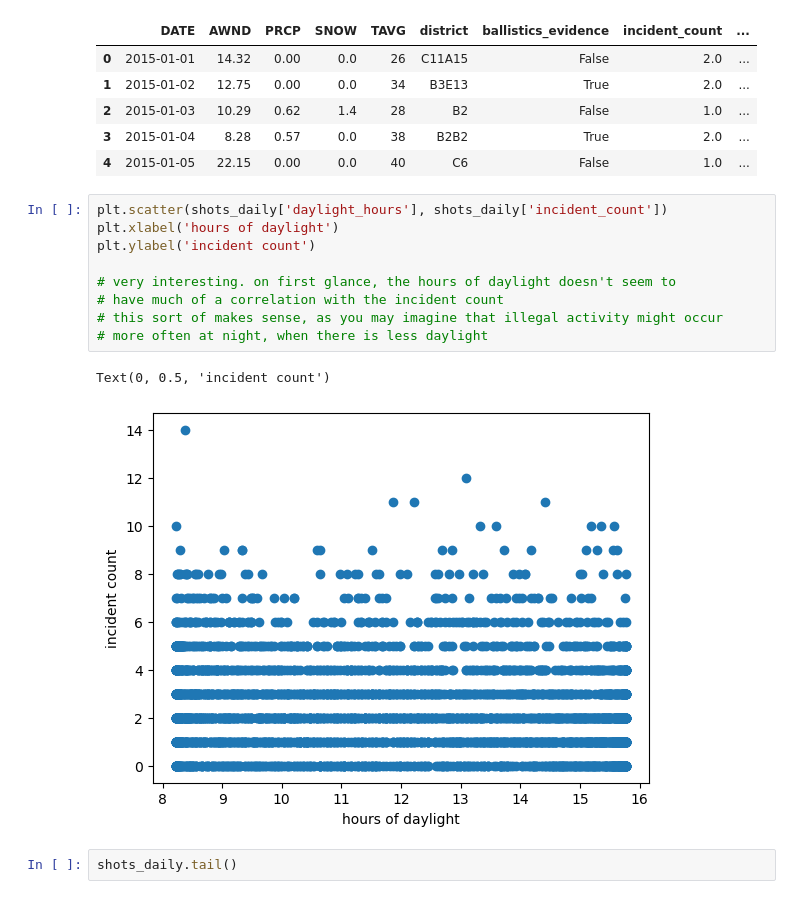
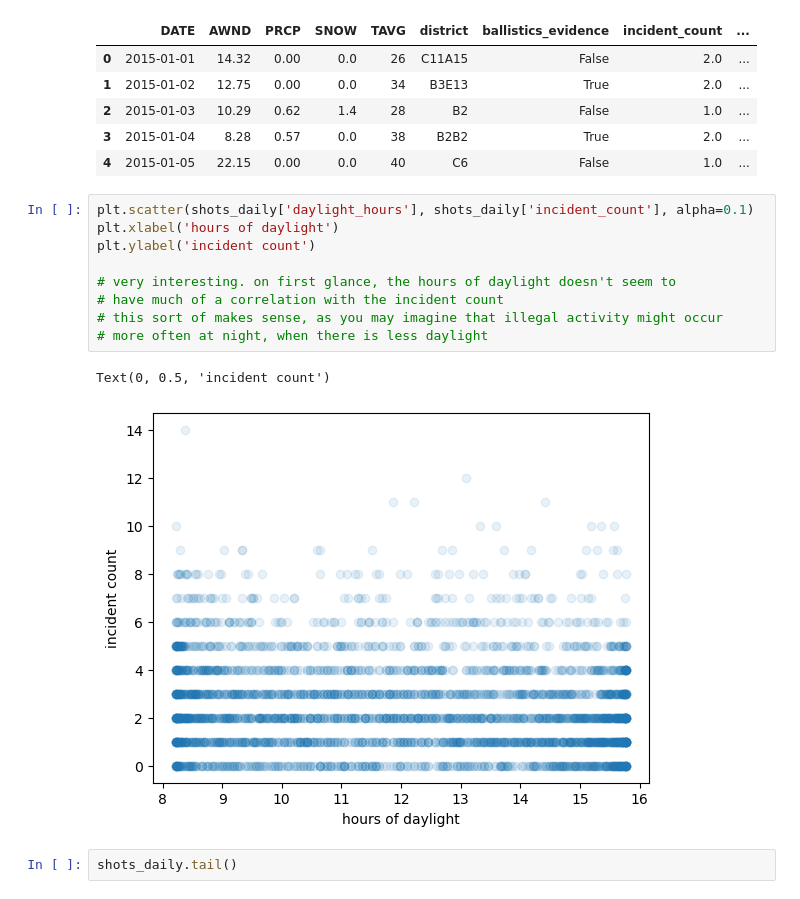
Before and after one commit to kammelCase/ShotsFiredBoston, a Jupyter notebook: ShotsFired_EDA_aggregate_samples.ipynb, the cells around one changed output. Drawn from its saved outputs; the diff is of its cells as text.

```diff
--- a/ShotsFired_EDA_aggregate_samples.ipynb
+++ b/ShotsFired_EDA_aggregate_samples.ipynb
@@ -181,17 +181,17 @@ shots_daily.head()
 | 3 | 2015-01-04 | 8.28 | 0.57 | 0.0 | 38 | B2B2 | True | 2.0 | ... |
 | 4 | 2015-01-05 | 22.15 | 0.00 | 0.0 | 40 | C6 | False | 1.0 | ... |
 # %%
-plt.scatter(shots_daily['daylight_hours'], shots_daily['incident_count'])
+plt.scatter(shots_daily['daylight_hours'], shots_daily['incident_count'], alpha=0.1)
 plt.xlabel('hours of daylight')
 plt.ylabel('incident count')
 
 # very interesting. on first glance, the hours of daylight doesn't seem to
 # have much of a correlation with the incident count
 # this sort of makes sense, as you may imagine that illegal activity might occur
 # more often at night, when there is less daylight
 # %% [output]
 Text(0, 0.5, 'incident count')
-[figure, old version]
+[figure, new version]
 # %%
 shots_daily.tail()
 # %% [output]
```
Also changed, not shown: parts of 5 cells of this notebook, 1 other file.
